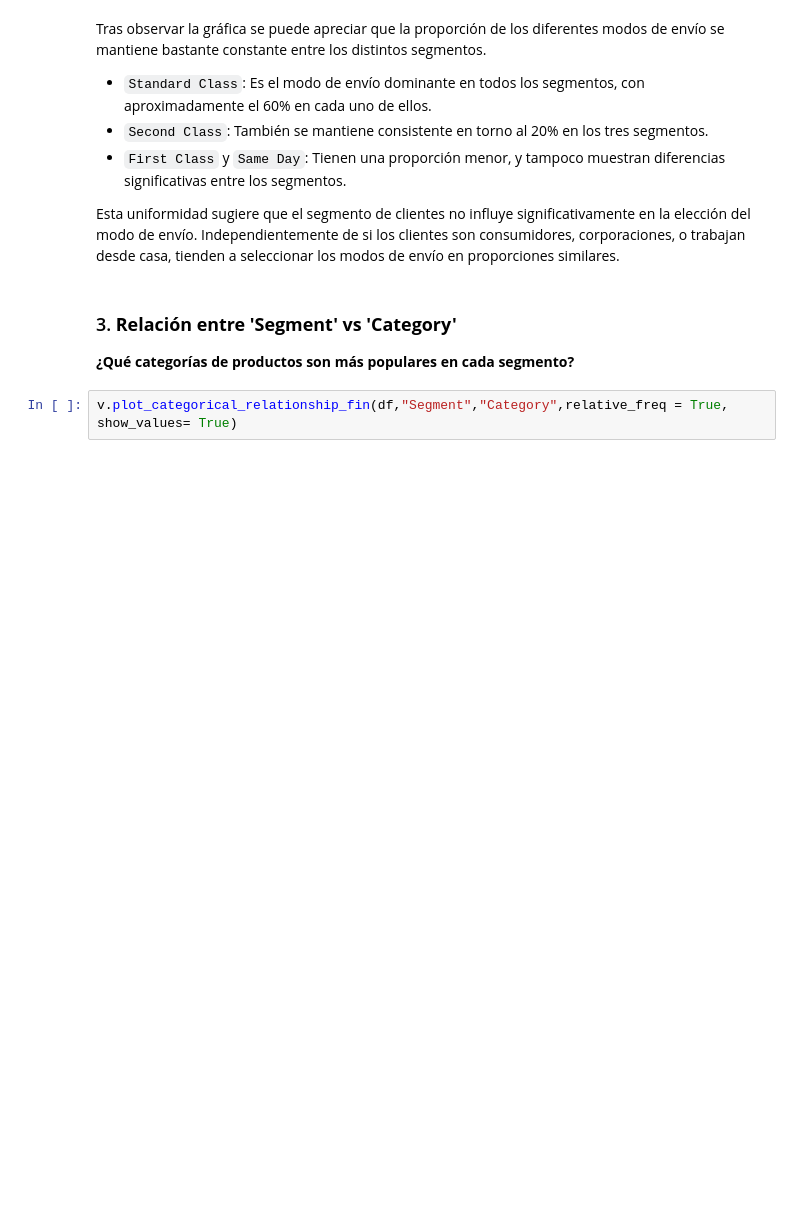
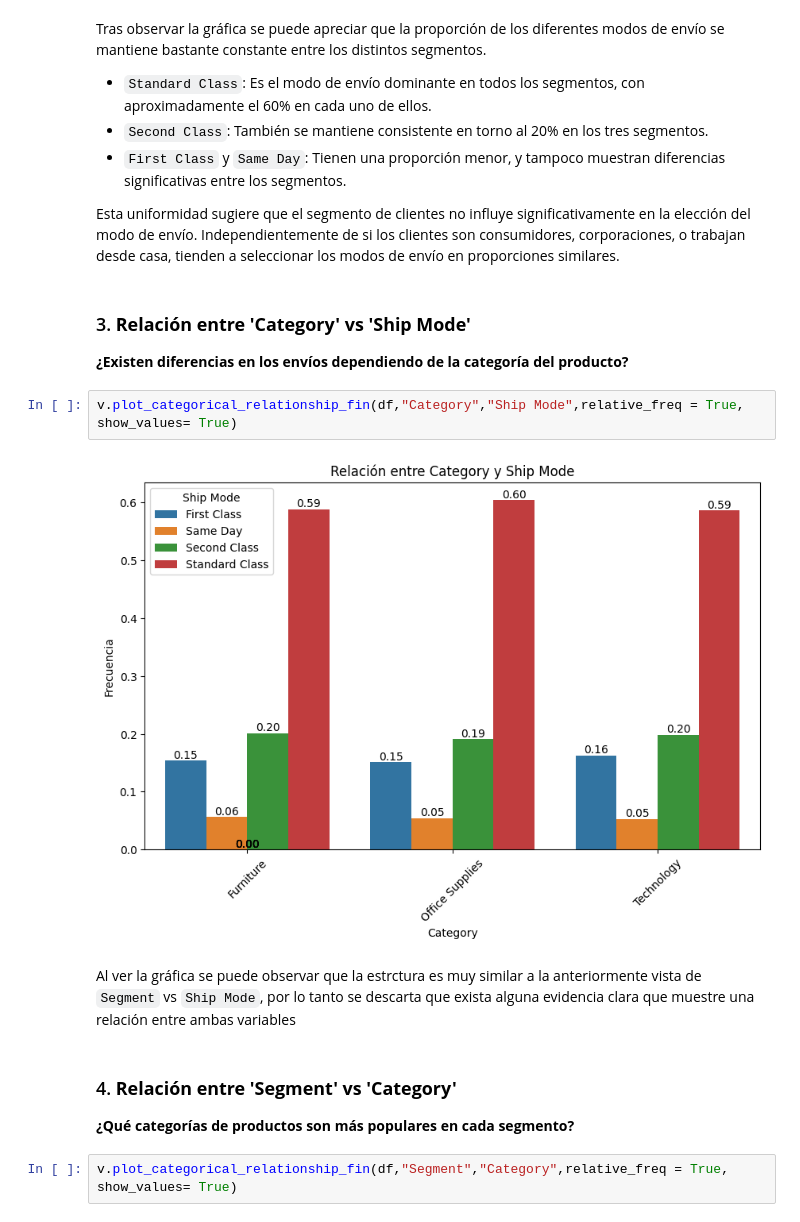
Before and after one commit to JaimeInchaurraga/03_EDA_Superstore_23, a Jupyter notebook: notebooks/02_multivariate_data_analysis.ipynb, the cells around one changed output. Drawn from its saved outputs; the diff is of its cells as text; blank space fills up the shorter version.

Commit message:
project updated - focus on categorical relationships

```diff
--- a/notebooks/02_multivariate_data_analysis.ipynb
+++ b/notebooks/02_multivariate_data_analysis.ipynb
@@ -92,8 +112,18 @@ Tras observar la gráfica se puede apreciar que la proporción de los diferentes
 - `First Class` y `Same Day`: Tienen una proporción menor, y tampoco muestran diferencias significativas entre los segmentos.
 
 Esta uniformidad sugiere que el segmento de clientes no influye significativamente en la elección del modo de envío. Independientemente de si los clientes son consumidores, corporaciones, o trabajan desde casa, tienden a seleccionar los modos de envío en proporciones similares.
+# %% [markdown]
+### 3. **Relación entre 'Category' vs 'Ship Mode'**
+
+**¿Existen diferencias en los envíos dependiendo de la categoría del producto?**
+# %%
+v.plot_categorical_relationship_fin(df,"Category","Ship Mode",relative_freq = True, show_values= True)
+# %% [output]
+[figure, added]
+# %% [markdown]
+Al ver la gráfica se puede observar que la estrctura es muy similar a la anteriormente vista de `Segment` vs `Ship Mode`, por lo tanto se descarta que exista alguna evidencia clara que muestre una relación entre ambas variables
 # %% [markdown]
-### 3. **Relación entre 'Segment' vs 'Category'**
+### 4. **Relación entre 'Segment' vs 'Category'**
 
 **¿Qué categorías de productos son más populares en cada segmento?**
 # %%
```
Also changed, not shown: parts of 18 cells of this notebook, 3 other files.
